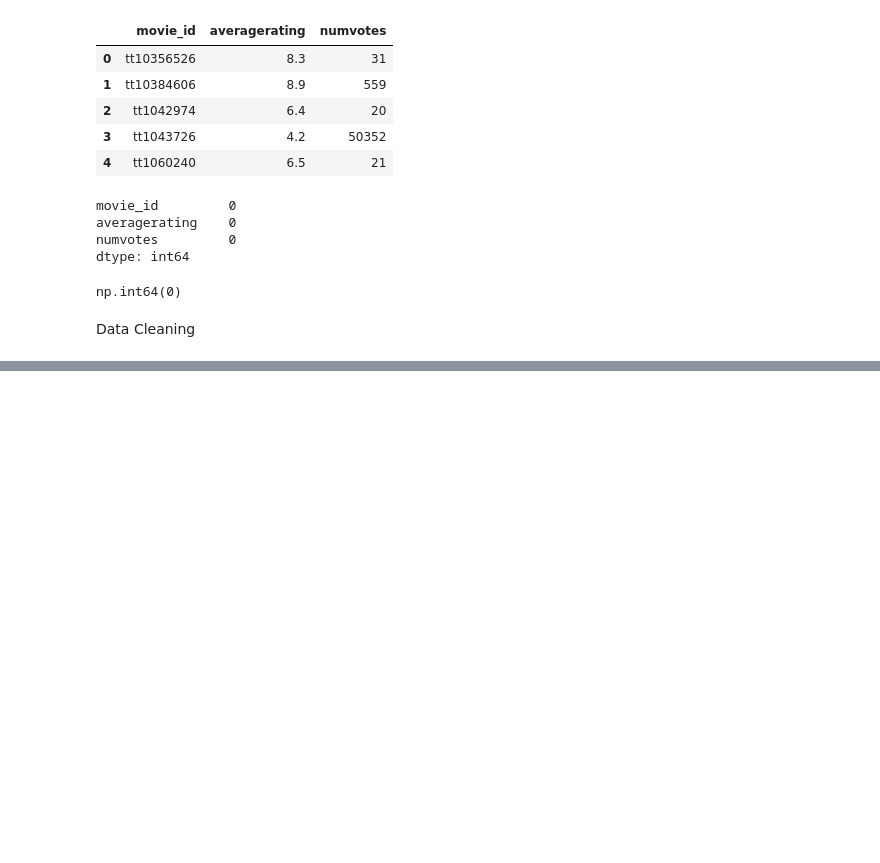
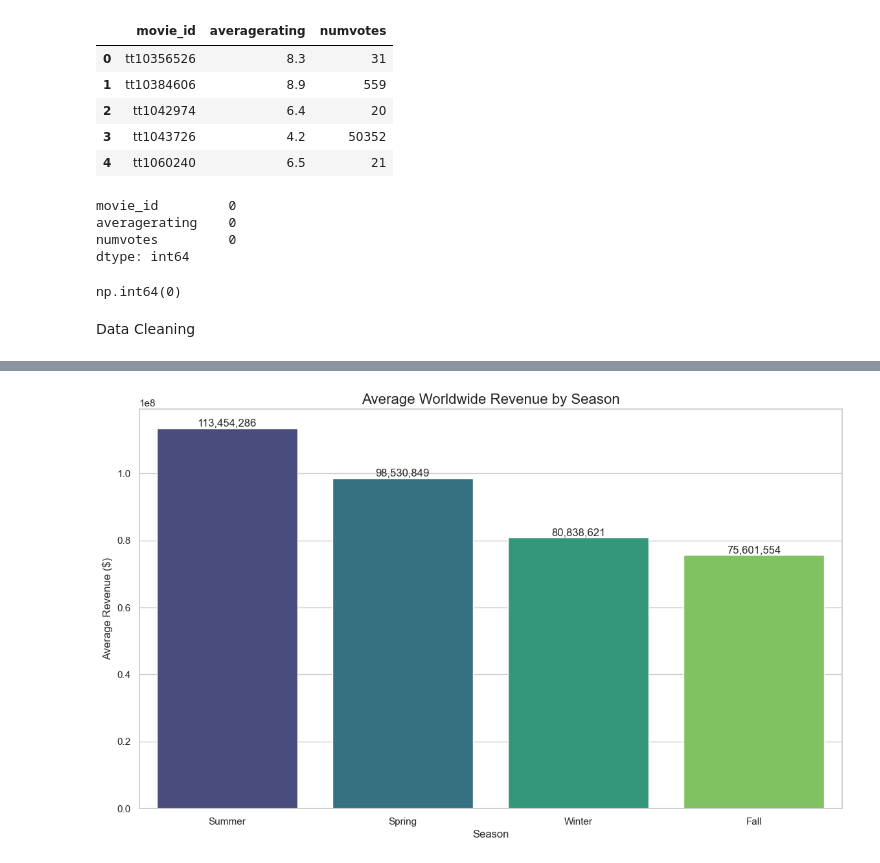
Before and after one commit to Esther-Margaret-Mwangi/Movie-studio-eda-analysis, a Jupyter notebook: movie.ipynb, the cells around one changed output, grey strips where cells are left out. Saved outputs shown, nothing was run; the diff lists cells and outputs as text; code cells hidden in the pictures; blank space fills up the shorter version.

```diff
--- a/movie.ipynb
+++ b/movie.ipynb
@@ -296,0 +484,17 @@ titles = titles.dropna(subset=["original_title", "runtime_minutes", "genres"])
+# %%
+# Create a new column `season` based on the `release_month` to categorize movies into seasons
+# (Winter, Spring, Summer, Fall).
+# We will define a function `get_season` that takes the month as input and returns the
+# corresponding season,then apply this function to the `release_month` column to create
+# the new `season` column.
+def get_season(month):
+    if month in [12, 1, 2]:
+        return 'Winter'
+    elif month in [3, 4, 5]:
+        return 'Spring'
+    elif month in [6, 7, 8]:
+        return 'Summer'
+    else:
+        return 'Fall'
+
+budget['season'] = budget['release_month'].apply(get_season)
@@ -296,0 +515,23 @@ titles = titles.dropna(subset=["original_title", "runtime_minutes", "genres"])
+# %%
+# Visualize the average worldwide gross revenue by season using a bar plot
+# to easily compare the performance of movies released in different seasons.
+plt.figure(figsize=(14,8))
+ax = sns.barplot(
+    x=season_revenue.index,
+    y=season_revenue.values,
+    hue=season_revenue.index,
+    palette='viridis',
+    legend=False
+)
+# Add labels on top of the bars to show the exact average revenue values for each season
+# We will loop through the bars in the plot and use the `text` method to add the average
+# revenue values on top of each bar for better readability.
+for i, v in enumerate(season_revenue.values):
+    ax.text(i, v, f"{v:,.0f}", ha='center', va='bottom')
+# Set the title and labels for the plot to provide context and improve readability.
+plt.title("Average Worldwide Revenue by Season", fontsize=16)
+plt.xlabel("Season")
+plt.ylabel("Average Revenue ($)")
+plt.show()
+# %% [output]
+[figure, added]
```
Also changed, not shown: parts of 28 cells of this notebook.
